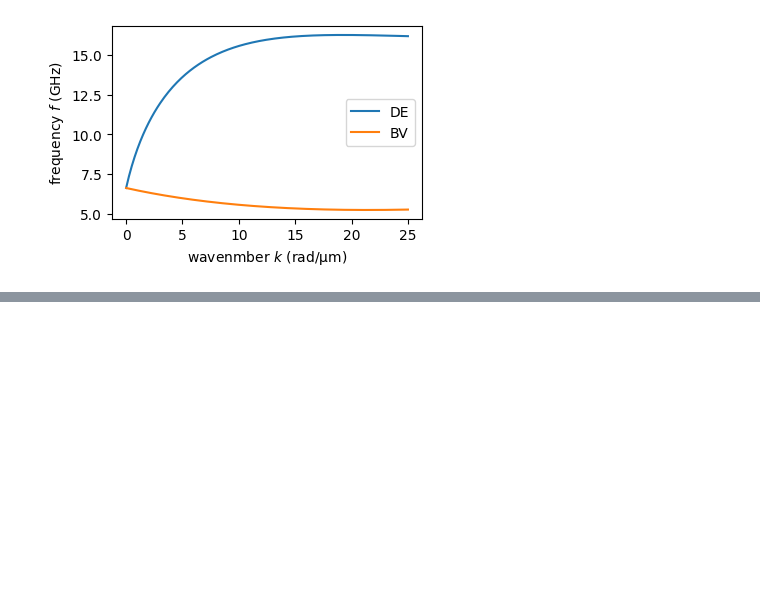
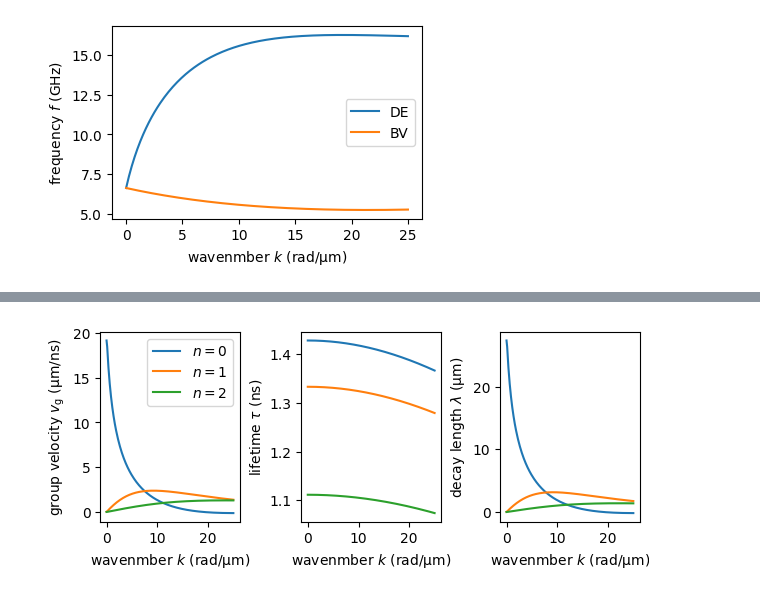
Before and after one commit to CEITECmagnonics/SpinWaveToolkit, a Jupyter notebook: examples/dispersion_relation_basic.ipynb, the cells around one changed output, grey strips where cells are left out. Drawn from its saved outputs; the diff is of its cells as text; code cells hidden in the pictures; blank space fills up the shorter version.

```diff
--- a/examples/dispersion_relation_basic.ipynb
+++ b/examples/dispersion_relation_basic.ipynb
@@ -63,0 +69,18 @@ plt.show()
+# %%
+fig, ax = plt.subplots(1, 3, figsize=(6, 2.5), constrained_layout=True)
+for i in range(nmodes):
+    vg_de = sl.GetGroupVelocity(i)*1e-3  # (um/ns)
+    tau_de = sl.GetLifetime(i)*1e9  # (ns)
+    lam_de = sl.GetDecLen(i)*1e6  # (um)
+
+    ax[0].plot(k*1e-6, vg_de, label=f"$n=${i}")
+    ax[1].plot(k*1e-6, tau_de)
+    ax[2].plot(k*1e-6, lam_de)
+    ax[i].set_xlabel(r"wavenmber $k$ (rad/µm)")
+ax[0].set_ylabel(r"group velocity $v_{\mathrm{g}}$ (µm/ns)")
+ax[1].set_ylabel(r"lifetime $\tau$ (ns)")
+ax[2].set_ylabel(r"decay length $\lambda$ (µm)")
+ax[0].legend(loc="upper right")
+plt.show()
+# %% [output]
+[figure, added]
```
Also changed, not shown: parts of 8 cells of this notebook.
